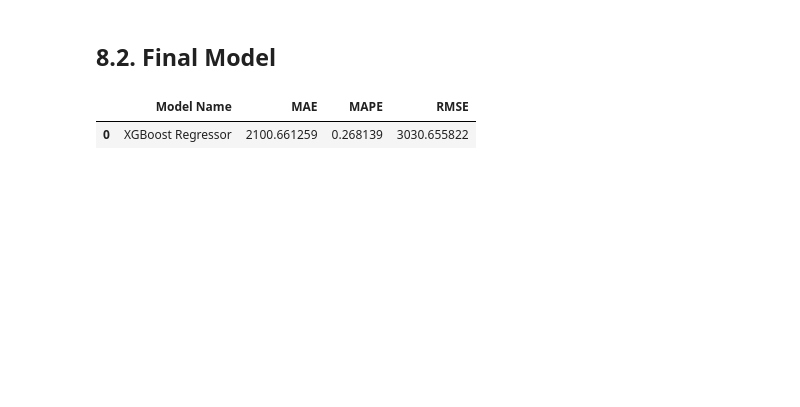
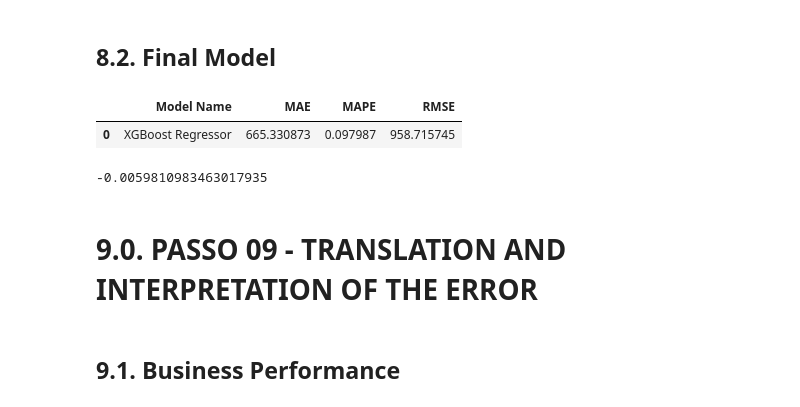
Before and after one commit to hrsJesus/MyDataScieceEmProducao, a Jupyter notebook: m06_v01_store_sales_prediction.ipynb, the cells around one changed output. Cells and saved outputs as stored; diff of their text form; code cells hidden in the pictures; blank space fills up the shorter version.

```diff
--- a/m06_v01_store_sales_prediction.ipynb
+++ b/m06_v01_store_sales_prediction.ipynb
@@ -1203,29 +1156,35 @@ final_result
 ## 8.2. Final Model
 # %%
 param_tuned = {
-         'n_estimators': 35,
-         'eta': 0.01,
+         'n_estimators': 3000,
+         'eta': 0.03,
          'max_depth': 5,
-         'subsample': 0.1,
+         'subsample': 0.7,
          'colsample_bytree': 0.7,
          'min_child_weight': 3
         }
 # %%
 # model
 model_xgb_tuned = xgb.XGBRegressor( objective='reg:squarederror',
                                     n_estimators=param_tuned['n_estimators'],
                                     eta=param_tuned['eta'],
                                     max_depth=param_tuned['max_depth'],
                                     subsample=param_tuned['subsample'],
                                     colsample_bytree=param_tuned['colsample_bytree'],
                                     min_child_weight=param_tuned['min_child_weight'] ).fit( x_train, y_train )
 
 # prediction
-yhat_model_xgb_tuned = model_xgb_tuned.predict( x_test )
+yhat_xgb_tuned = model_xgb_tuned.predict( x_test )
 
 # performance
-xgb_result_tuned = ml_error( 'XGBoost Regressor', np.expm1( y_test ), np.expm1( yhat_model_xgb_tuned ) )
+xgb_result_tuned = ml_error( 'XGBoost Regressor', np.expm1( y_test ), np.expm1( yhat_xgb_tuned ) )
 xgb_result_tuned
 # %% [output]
 |  | Model Name | MAE | MAPE | RMSE |
-| 0 | XGBoost Regressor | 2100.661259 | 0.268139 | 3030.655822 |
+| 0 | XGBoost Regressor | 665.330873 | 0.097987 | 958.715745 |
+# %%
+mean_percentage_error( np.expm1( y_test ), np.expm1( yhat_xgb_tuned ) )
+# %% [output]
+-0.0059810983463017935
+# %% [markdown]
+# 9.0. PASSO 09 - TRANSLATION AND INTERPRETATION OF THE ERROR
@@ -1231,0 +1197,2 @@ xgb_result_tuned
+# %% [markdown]
+## 9.1. Business Performance
```
Also changed, not shown: parts of 46 cells of this notebook, 9 other files.
